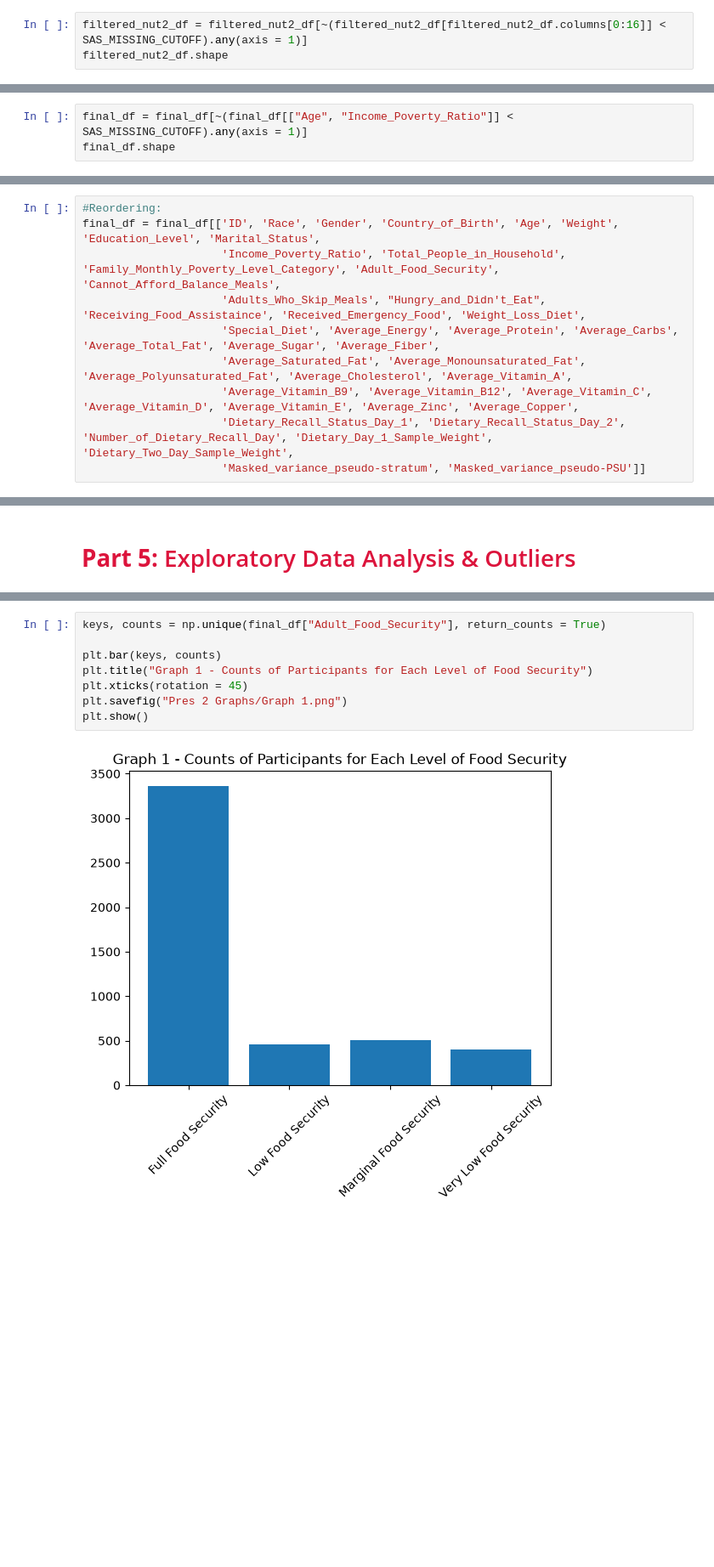
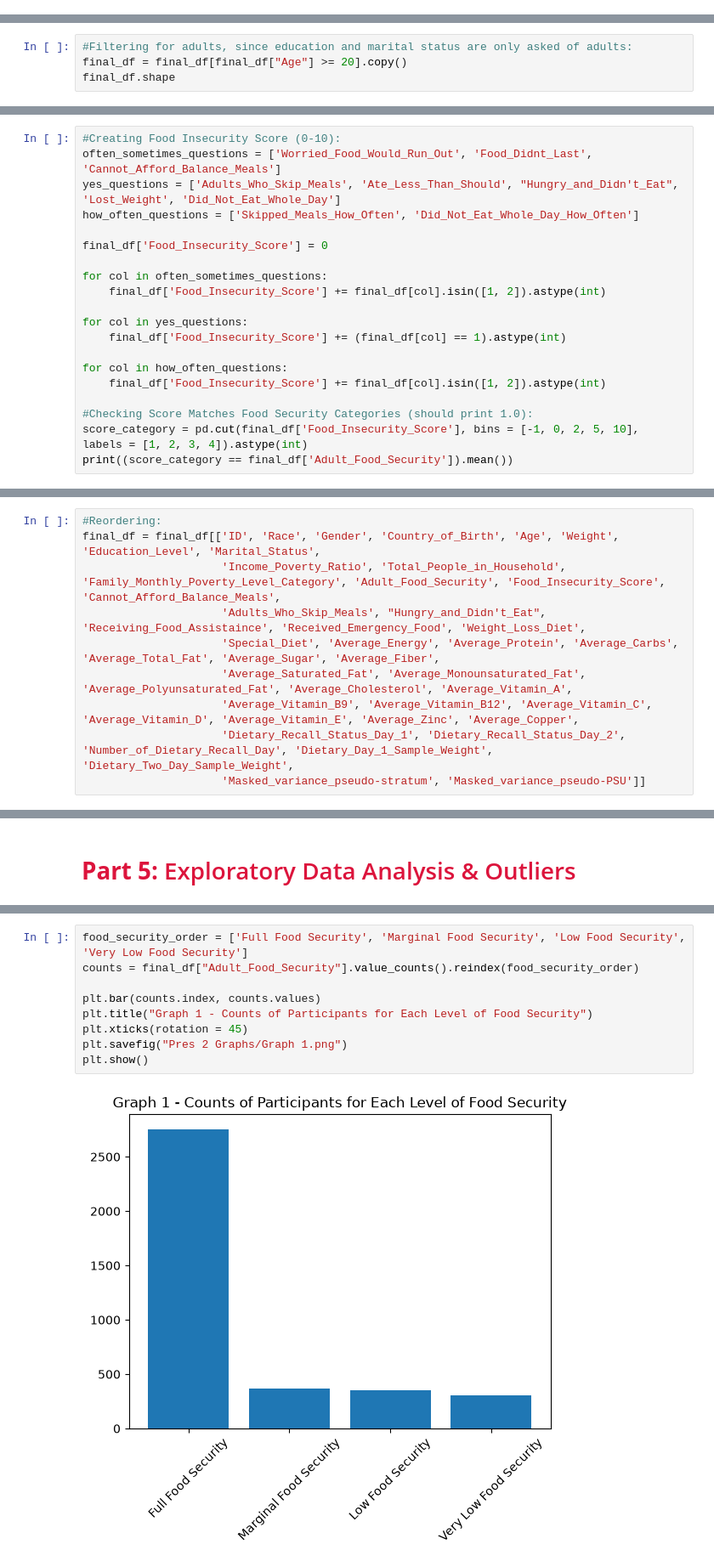
Before and after one commit to ernesthang12/STA-160-Final-Project, a Jupyter notebook: code/STA160 Final Project.ipynb, the cells around one changed output, grey strips where cells are left out. Shown at 85% size. Cells and saved outputs as stored; diff of their text form; blank space fills up the shorter version.

```diff
--- a/code/STA160 Final Project.ipynb
+++ b/code/STA160 Final Project.ipynb
@@ -126,3 +136,0 @@ filtered_nut1_df.shape
-# %%
-filtered_nut2_df = filtered_nut2_df[~(filtered_nut2_df[filtered_nut2_df.columns[0:16]] < SAS_MISSING_CUTOFF).any(axis = 1)]
-filtered_nut2_df.shape
@@ -269,6 +274,7 @@ final_df = final_df.dropna(subset=['Weight', 'Family_Monthly_Poverty_Level_Categ
 #Remapping Missing Data to 0:
 final_df.loc[final_df['Special_Diet'] == 2, 'Weight_Loss_Diet'] = 2
 # %%
-final_df = final_df[~(final_df[["Age", "Income_Poverty_Ratio"]] < SAS_MISSING_CUTOFF).any(axis = 1)]
+#Filtering for adults, since education and marital status are only asked of adults:
+final_df = final_df[final_df["Age"] >= 20].copy()
 final_df.shape
 # %% [output]
@@ -275,0 +282,20 @@ final_df.shape
+# %%
+#Creating Food Insecurity Score (0-10):
+often_sometimes_questions = ['Worried_Food_Would_Run_Out', 'Food_Didnt_Last', 'Cannot_Afford_Balance_Meals']
+yes_questions = ['Adults_Who_Skip_Meals', 'Ate_Less_Than_Should', "Hungry_and_Didn't_Eat", 'Lost_Weight', 'Did_Not_Eat_Whole_Day']
+how_often_questions = ['Skipped_Meals_How_Often', 'Did_Not_Eat_Whole_Day_How_Often']
+
+final_df['Food_Insecurity_Score'] = 0
+
+for col in often_sometimes_questions:
+    final_df['Food_Insecurity_Score'] += final_df[col].isin([1, 2]).astype(int)
+
+for col in yes_questions:
+    final_df['Food_Insecurity_Score'] += (final_df[col] == 1).astype(int)
+
+for col in how_often_questions:
+    final_df['Food_Insecurity_Score'] += final_df[col].isin([1, 2]).astype(int)
+
+#Checking Score Matches Food Security Categories (should print 1.0):
+score_category = pd.cut(final_df['Food_Insecurity_Score'], bins = [-1, 0, 2, 5, 10], labels = [1, 2, 3, 4]).astype(int)
+print((score_category == final_df['Adult_Food_Security']).mean())
@@ -411,7 +439,7 @@ for column, mapping in List_of_maps.items():
 # %%
 #Reordering:
 final_df = final_df[['ID', 'Race', 'Gender', 'Country_of_Birth', 'Age', 'Weight',  'Education_Level', 'Marital_Status',
-                     'Income_Poverty_Ratio', 'Total_People_in_Household', 'Family_Monthly_Poverty_Level_Category', 'Adult_Food_Security', 'Cannot_Afford_Balance_Meals',
+                     'Income_Poverty_Ratio', 'Total_People_in_Household', 'Family_Monthly_Poverty_Level_Category', 'Adult_Food_Security', 'Food_Insecurity_Score', 'Cannot_Afford_Balance_Meals',
                      'Adults_Who_Skip_Meals', "Hungry_and_Didn't_Eat", 'Receiving_Food_Assistaince', 'Received_Emergency_Food', 'Weight_Loss_Diet',
                      'Special_Diet', 'Average_Energy', 'Average_Protein', 'Average_Carbs', 'Average_Total_Fat', 'Average_Sugar', 'Average_Fiber',
                      'Average_Saturated_Fat', 'Average_Monounsaturated_Fat', 'Average_Polyunsaturated_Fat', 'Average_Cholesterol', 'Average_Vitamin_A',
@@ -494,15 +523,16 @@ Masked_variance_pseudo-stratum           float64
 Masked_variance_pseudo-PSU               float64
 dtype: object
 # %%
-keys, counts = np.unique(final_df["Adult_Food_Security"], return_counts = True)
+food_security_order = ['Full Food Security', 'Marginal Food Security', 'Low Food Security', 'Very Low Food Security']
+counts = final_df["Adult_Food_Security"].value_counts().reindex(food_security_order)
 
-plt.bar(keys, counts)
+plt.bar(counts.index, counts.values)
 plt.title("Graph 1 - Counts of Participants for Each Level of Food Security")
 plt.xticks(rotation = 45)
 plt.savefig("Pres 2 Graphs/Graph 1.png")
 plt.show()
 # %% [output]
-[figure, old version]
+[figure, new version]
 # %%
 numeric_demo_list = ["Age", "Weight", "Income_Poverty_Ratio"]
 
```
Also changed, not shown: parts of 30 cells of this notebook, 10 other files.
